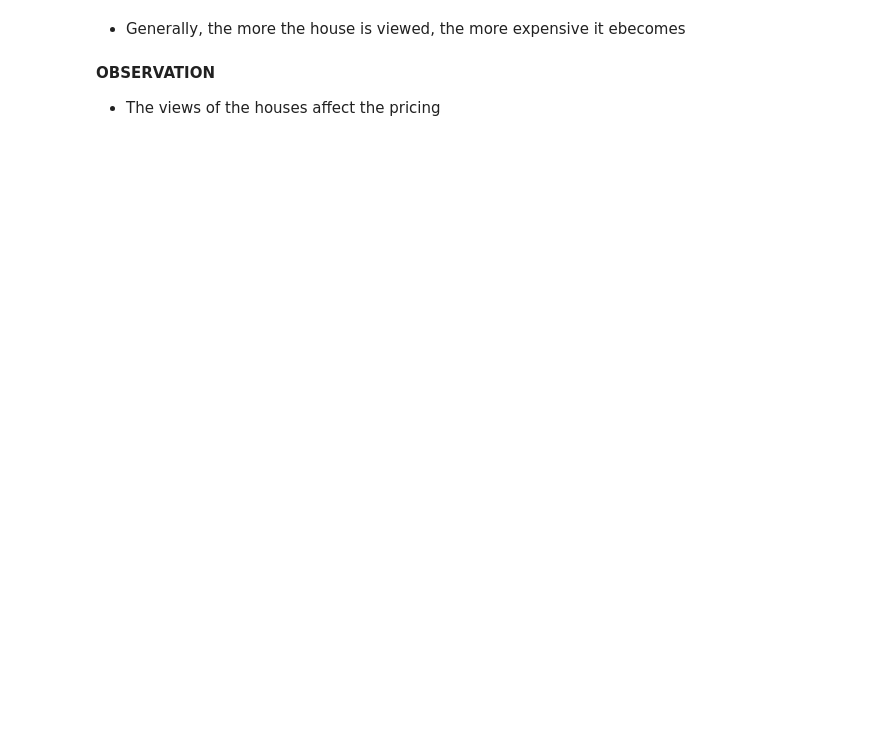
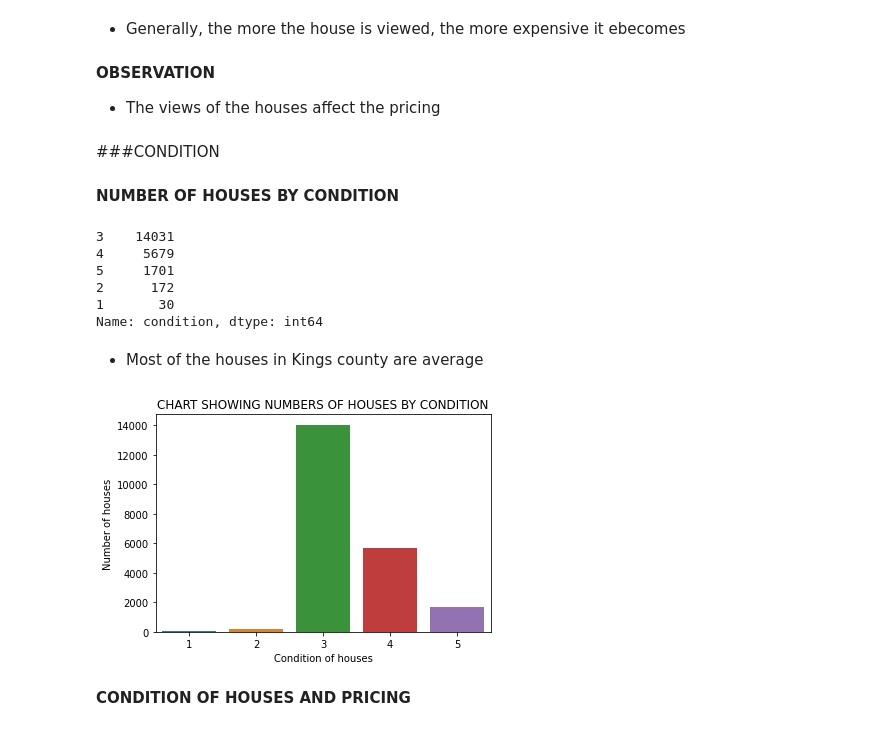
Before and after one commit to MikeDeecode/KC-properties-price-analysis, a Jupyter notebook: kc_properties_analysis.ipynb, the cells around one changed output. Saved outputs shown, nothing was run; the diff lists cells and outputs as text; code cells hidden in the pictures; blank space fills up the shorter version.

```diff
--- a/kc_properties_analysis.ipynb
+++ b/kc_properties_analysis.ipynb
@@ -393,3 +390,28 @@ plt.show()
 **OBSERVATION**
 
 * The views of the houses affect the pricing
+# %% [markdown]
+###CONDITION
+# %% [markdown]
+**NUMBER OF HOUSES BY CONDITION**
+# %%
+kc_properties['condition'].value_counts()
+# %% [output]
+3    14031
+4     5679
+5     1701
+2      172
+1       30
+Name: condition, dtype: int64
+# %% [markdown]
+* Most of the houses in Kings county are average
+# %%
+sns.countplot('condition', data = kc_properties)
+plt.xlabel("Condition of houses")
+plt.ylabel("Number of houses")
+plt.title("CHART SHOWING NUMBERS OF HOUSES BY CONDITION")
+plt.show()
+# %% [output]
+[figure, added]
+# %% [markdown]
+**CONDITION OF HOUSES AND PRICING**
```
Also changed, not shown: parts of 5 cells of this notebook.
